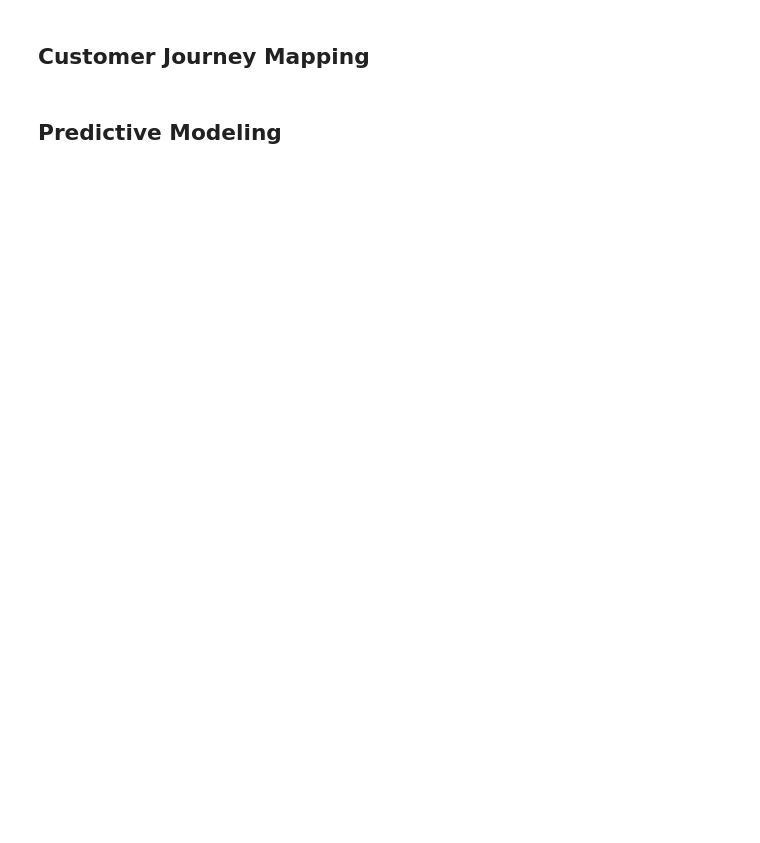
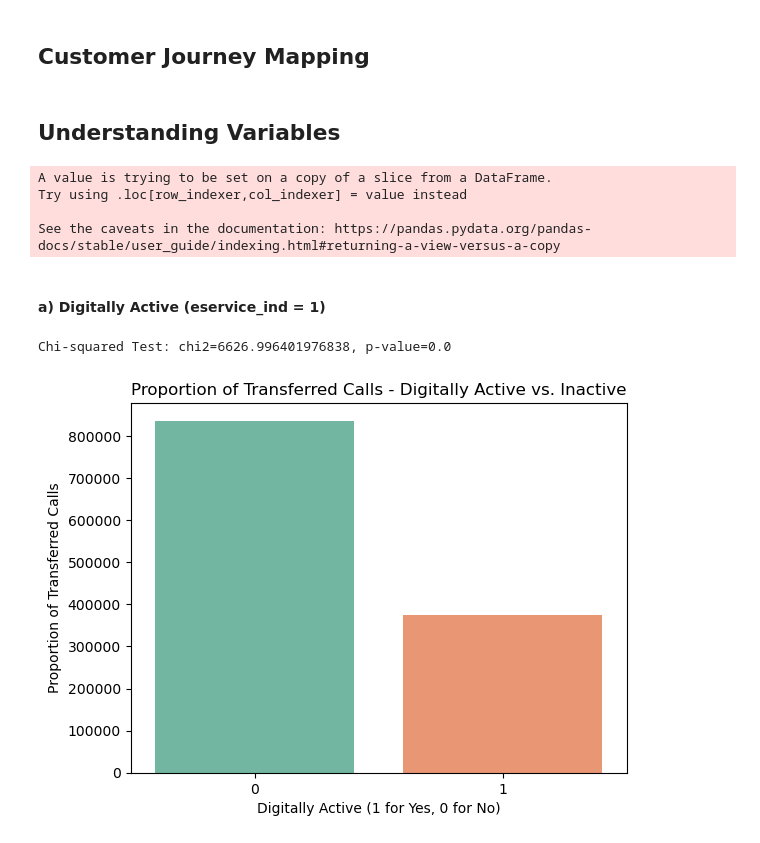
Before and after one commit to Johann-Cardenas/Datathon-2024, a Jupyter notebook: EDA.ipynb, the cells around one changed output. Cells and saved outputs as stored; diff of their text form; code cells hidden in the pictures; blank space fills up the shorter version.

Commit message:
Visualizations added

```diff
--- a/EDA.ipynb
+++ b/EDA.ipynb
@@ -642,5 +648,31 @@ fig.update_layout(
 # Show the figure
 fig.show()
 fig.write_html("Sankey_Top5.html")
-# %% [markdown]
-## **Predictive Modeling**
+# %% [markdown]
+## **Understanding Variables**
+# %%
+data['account_status_13_march'] = data['account_status_13_march'].fillna('O')
+TR_df['account_status_13_march'] = TR_df['account_status_13_march'].fillna('O')
+# %% [output]
+A value is trying to be set on a copy of a slice from a DataFrame.
+Try using .loc[row_indexer,col_indexer] = value instead
+
+See the caveats in the documentation: https://pandas.pydata.org/pandas-docs/stable/user_guide/indexing.html#returning-a-view-versus-a-copy
+# %% [markdown]
+#### **a) Digitally Active (eservice_ind = 1)**
+# %%
+digital_transfer = TR_df['eservice_ind_13_march'].value_counts(normalize=True)
+crosstab = pd.crosstab(data['eservice_ind_13_march'], data['mos'].str.contains('TR'))
+
+# Perform a chi-squared test to examine the association
+chi2, p, dof, expected = chi2_contingency(crosstab)
+print(f'Chi-squared Test: chi2={chi2}, p-value={p}')
+
+sns.barplot(x=crosstab.index, y=crosstab[True], palette='Set2')
+plt.title('Proportion of Transferred Calls - Digitally Active vs. Inactive')
+plt.xlabel('Digitally Active (1 for Yes, 0 for No)')
+plt.ylabel('Proportion of Transferred Calls')
+plt.show()
+# %% [output]
+Chi-squared Test: chi2=6626.996401976838, p-value=0.0
+[figure, added]
```
Also changed, not shown: parts of 7 cells of this notebook.
